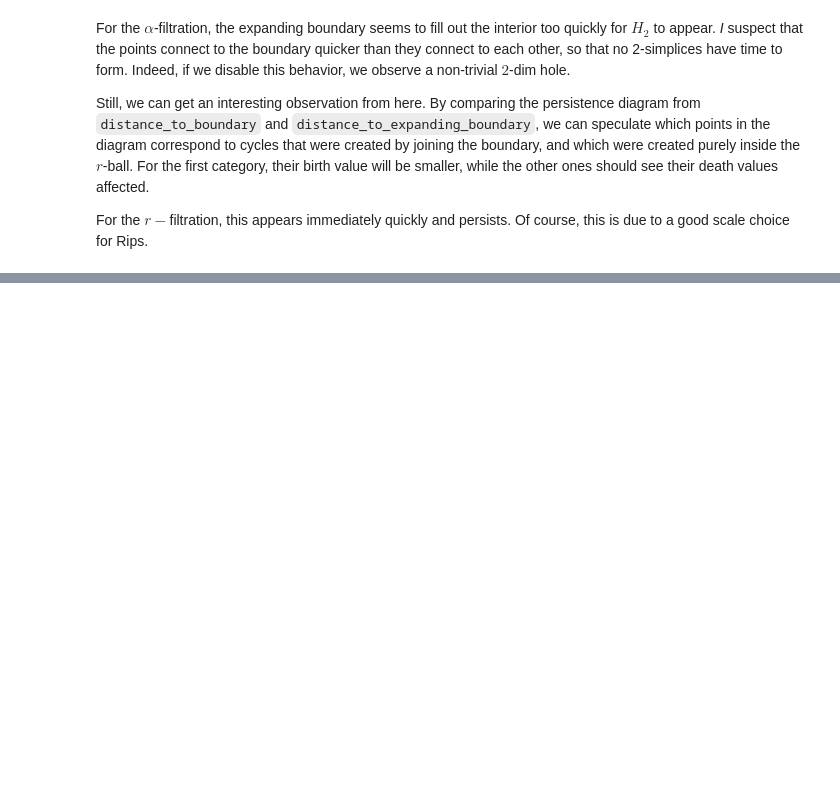
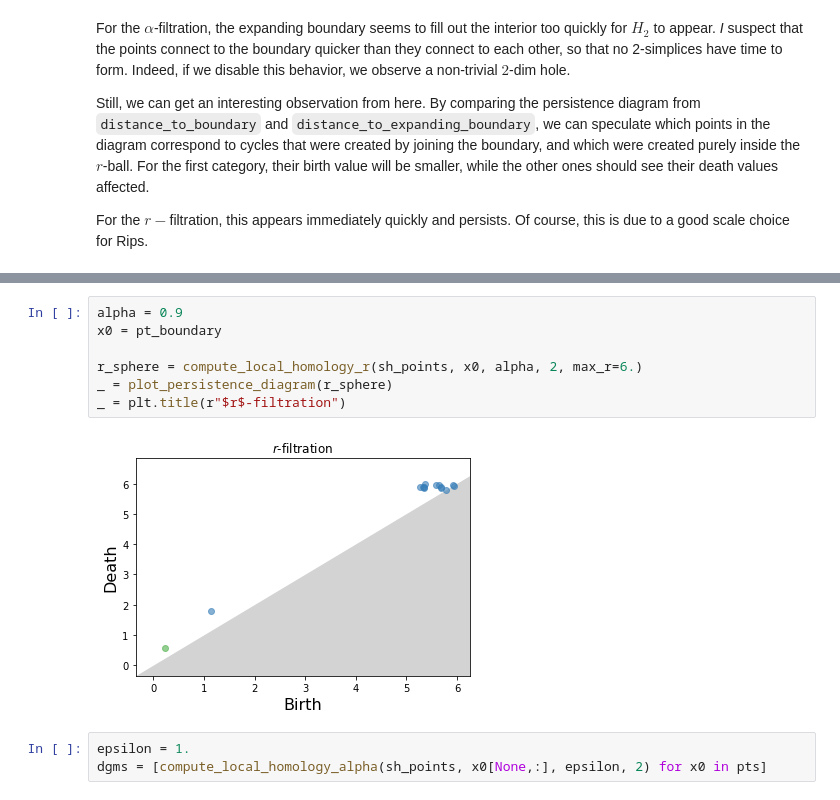
Before and after one commit to wreise/local_homology, a Jupyter notebook: notebooks/Tutorial.ipynb, the cells around one changed output, grey strips where cells are left out. Drawn from its saved outputs; the diff is of its cells as text; blank space fills up the shorter version.

```diff
--- a/notebooks/Tutorial.ipynb
+++ b/notebooks/Tutorial.ipynb
@@ -254,0 +301,12 @@ For the $r-$filtration, this appears immediately quickly and persists. Of course
+# %%
+alpha = 0.9
+x0 = pt_boundary
+
+r_sphere = compute_local_homology_r(sh_points, x0, alpha, 2, max_r=6.)
+_ = plot_persistence_diagram(r_sphere)
+_ = plt.title(r"$r$-filtration")
+# %% [output]
+[figure, added]
+# %%
+epsilon = 1.
+dgms = [compute_local_homology_alpha(sh_points, x0[None,:], epsilon, 2) for x0 in pts]
```
Also changed, not shown: parts of 14 cells of this notebook.
